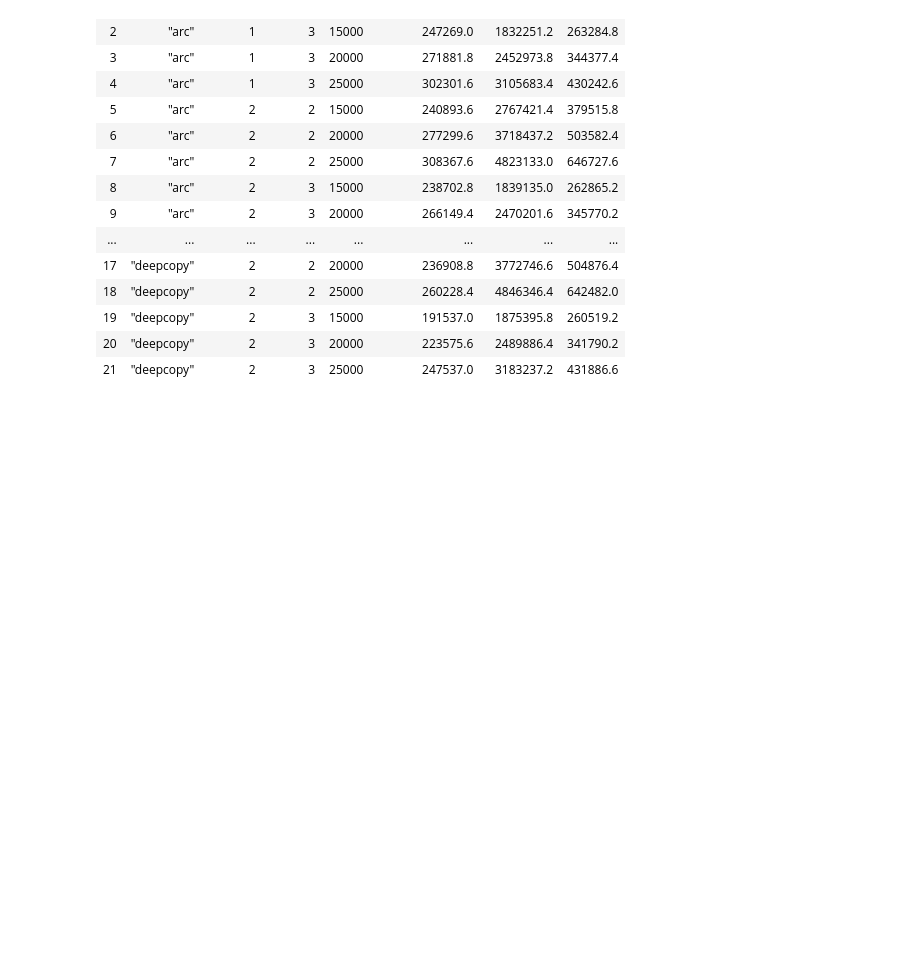
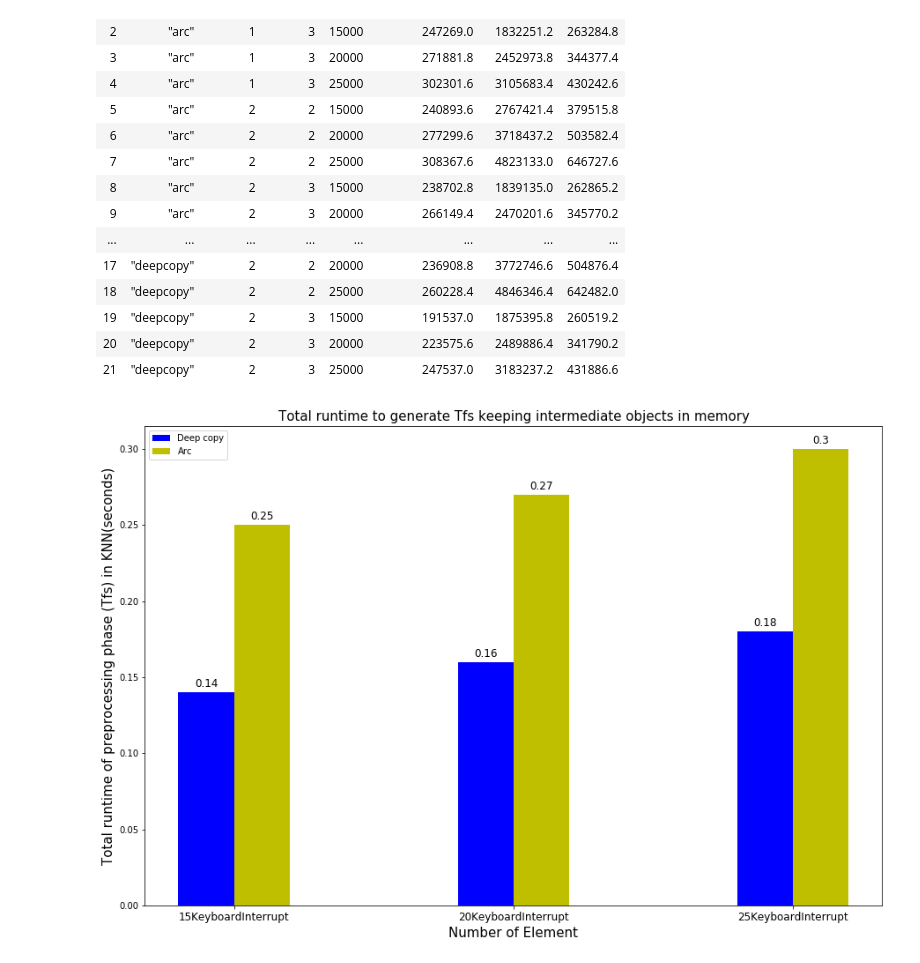
Before and after one commit to ShinsakuOkazaki/master-thesis, a Jupyter notebook: project/rust_knn_streaming/analysis/runtime_analysis.ipynb, the cells around one changed output. Cells and saved outputs as stored; diff of their text form; code cells hidden in the pictures; blank space fills up the shorter version.

```diff
--- a/project/rust_knn_streaming/analysis/runtime_analysis.ipynb
+++ b/project/rust_knn_streaming/analysis/runtime_analysis.ipynb
@@ -212,3 +212,35 @@ agg_total
 | 19 | "deepcopy" | 2 | 3 | 15000 | 191537.0 | 1875395.8 | 260519.2 |
 | 20 | "deepcopy" | 2 | 3 | 20000 | 223575.6 | 2489886.4 | 341790.2 |
 | 21 | "deepcopy" | 2 | 3 | 25000 | 247537.0 | 3183237.2 | 431886.6 |
+# %%
+def autolabel(rects, ax):
+    """Attach a text label above each bar in *rects*, displaying its height."""
+    for rect in rects:
+        height = rect.get_height()
+        ax.annotate('{}'.format(height),
+                    xy=(rect.get_x() + rect.get_width() / 2, round(height, 3)),
+                    xytext=(0, 3),  # 3 points vertical offset
+                    textcoords="offset points",
+                    ha='center', va='bottom', fontsize = 12)
+# %%
+deepcopy = agg_total[(agg_total["method"] == '"deepcopy"') & (agg_total["strategy"] == 1) & (agg_total["n_batch"] == 3)]
+arc = agg_total[(agg_total["method"] == '"arc"') & (agg_total["strategy"] == 1) & (agg_total["n_batch"] == 3)]
+fig, ax = plt.subplots(figsize = (15, 10))
+w = 0.2
+idx = np.arange(agg_total['k'].nunique())
+b1 = ax.bar(idx - w / 2, round(deepcopy["preprocess_total"] / 1000000, 2), width = w, color ='b', align = 'center')
+b2 = ax.bar(idx + w / 2, round(arc["preprocess_total"] / 1000000, 2), width = w, color ='y', align = 'center')
+label = np.sort(agg_total['k'].unique())
+ax.set_xticks(idx)
+ax.set_xticklabels([str(int(n)) + "KeyboardInterrupt" for n in (label / 1000)], fontsize = 12)
+ax.set_xlabel("Number of Element", fontsize = 15)
+ax.set_ylabel("Total runtime of preprocessing phase (Tfs) in KNN(seconds)", fontsize = 15)
+ax.set_title("Total runtime to generate Tfs keeping intermediate objects in memory", fontsize = 15)
+autolabel(b1, ax)
+autolabel(b2, ax)
+ax.legend((b1, b2), ("Deep copy", "Arc"))
+##ax.set_yscale('log')
+#fig.savefig("rust_tree_aggregate.eps")
+plt.show()
+# %% [output]
+[figure, added]
```
Also changed, not shown: parts of 6 cells of this notebook, 17 other files.
